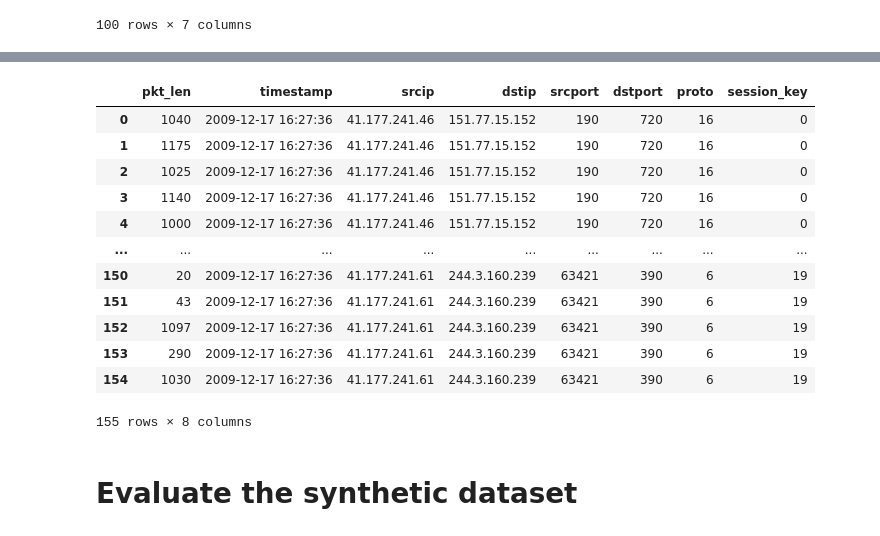
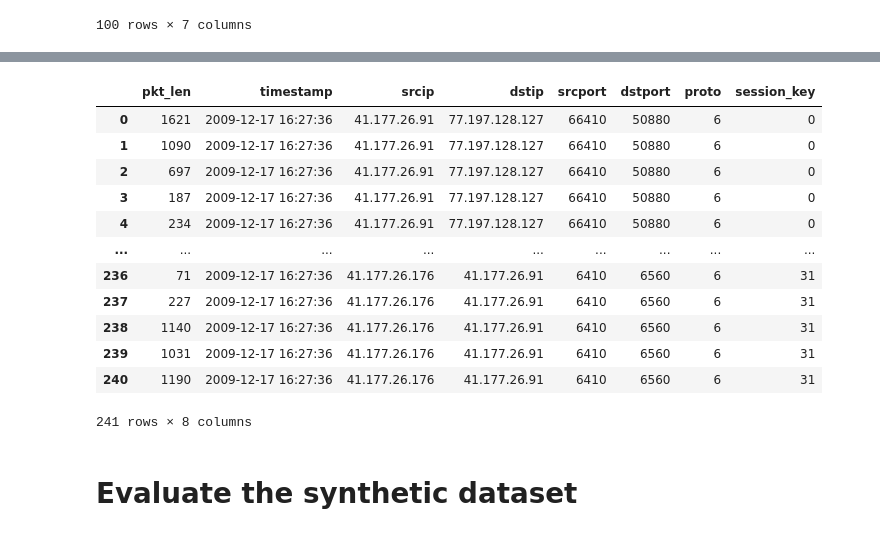
Before and after one commit to Rockfish-Data/public_tutorials, a Jupyter notebook: Tutorials/Tutorials_summary/Generate_synthetic_data_for_Timeseires_Data(RF_Time_Transformer).ipynb, the cells around one changed output, grey strips where cells are left out. Cells and saved outputs as stored; diff of their text form; code cells hidden in the pictures.

```diff
--- a/Tutorials/Tutorials_summary/Generate_synthetic_data_for_Timeseires_Data(RF_Time_Transformer).ipynb
+++ b/Tutorials/Tutorials_summary/Generate_synthetic_data_for_Timeseires_Data(RF_Time_Transformer).ipynb
@@ -17,8 +17,9 @@ conn = rf.Connection.from_env()
 
 If you do not have API Key, please reach out to support@rockfish.ai.
 # %%
-%env ROCKFISH_API_KEY=YOUR_API_KEY
-conn = rf.Connection.from_env()
+# %env ROCKFISH_API_KEY=YOUR_API_KEY
+# conn = rf.Connection.from_env()
+conn = rf.Connection.from_config("staging")
 # %%
 # download our example of timeseries data: pcap.csv
 !wget --no-clobber https://docs.rockfish.ai/tutorials/pcap.csv
@@ -103,9 +95,11 @@ Model(id='fdecbd74-b8fd-11ef-b309-ea33642f8b3f', labels={'workflow_id': '6fYaeBS
 # %%
 generate = ra.GenerateTransformer(config)
-save = ra.DatasetSave({"name": "Synthetic"})
+save = ra.DatasetSave(name="synthetic")
+target = ra.SessionTarget(target=30)
 builder = rf.WorkflowBuilder()
 builder.add_model(model)
-builder.add_action(generate, parents=[model])
+builder.add_action(generate, parents=[model, target])
+builder.add_action(target, parents=[generate])
 builder.add_action(save, parents=[generate])
 workflow = await builder.start(conn)
 print(f"Workflow: {workflow.id()}")
@@ -124,21 +127,19 @@ async for log in workflow.logs():
 # %%
-syn = None
-async for sds in workflow.datasets():
-    syn = await sds.to_local(conn)
+syn = await workflow.datasets().concat(conn)
 syn.to_pandas()
 # %% [output]
 |  | pkt_len | timestamp | srcip | dstip | srcport | dstport | proto | session_key |
-| 0 | 1040 | 2009-12-17 16:27:36 | 41.177.241.46 | 151.77.15.152 | 190 | 720 | 16 | 0 |
-| 1 | 1175 | 2009-12-17 16:27:36 | 41.177.241.46 | 151.77.15.152 | 190 | 720 | 16 | 0 |
-| 2 | 1025 | 2009-12-17 16:27:36 | 41.177.241.46 | 151.77.15.152 | 190 | 720 | 16 | 0 |
-| 3 | 1140 | 2009-12-17 16:27:36 | 41.177.241.46 | 151.77.15.152 | 190 | 720 | 16 | 0 |
-| 4 | 1000 | 2009-12-17 16:27:36 | 41.177.241.46 | 151.77.15.152 | 190 | 720 | 16 | 0 |
+| 0 | 1621 | 2009-12-17 16:27:36 | 41.177.26.91 | 77.197.128.127 | 66410 | 50880 | 6 | 0 |
+| 1 | 1090 | 2009-12-17 16:27:36 | 41.177.26.91 | 77.197.128.127 | 66410 | 50880 | 6 | 0 |
+| 2 | 697 | 2009-12-17 16:27:36 | 41.177.26.91 | 77.197.128.127 | 66410 | 50880 | 6 | 0 |
+| 3 | 187 | 2009-12-17 16:27:36 | 41.177.26.91 | 77.197.128.127 | 66410 | 50880 | 6 | 0 |
+| 4 | 234 | 2009-12-17 16:27:36 | 41.177.26.91 | 77.197.128.127 | 66410 | 50880 | 6 | 0 |
 | ... | ... | ... | ... | ... | ... | ... | ... | ... |
-| 150 | 20 | 2009-12-17 16:27:36 | 41.177.241.61 | 244.3.160.239 | 63421 | 390 | 6 | 19 |
-| 151 | 43 | 2009-12-17 16:27:36 | 41.177.241.61 | 244.3.160.239 | 63421 | 390 | 6 | 19 |
-| 152 | 1097 | 2009-12-17 16:27:36 | 41.177.241.61 | 244.3.160.239 | 63421 | 390 | 6 | 19 |
-| 153 | 290 | 2009-12-17 16:27:36 | 41.177.241.61 | 244.3.160.239 | 63421 | 390 | 6 | 19 |
-| 154 | 1030 | 2009-12-17 16:27:36 | 41.177.241.61 | 244.3.160.239 | 63421 | 390 | 6 | 19 |
+| 236 | 71 | 2009-12-17 16:27:36 | 41.177.26.176 | 41.177.26.91 | 6410 | 6560 | 6 | 31 |
+| 237 | 227 | 2009-12-17 16:27:36 | 41.177.26.176 | 41.177.26.91 | 6410 | 6560 | 6 | 31 |
+| 238 | 1140 | 2009-12-17 16:27:36 | 41.177.26.176 | 41.177.26.91 | 6410 | 6560 | 6 | 31 |
+| 239 | 1031 | 2009-12-17 16:27:36 | 41.177.26.176 | 41.177.26.91 | 6410 | 6560 | 6 | 31 |
+| 240 | 1190 | 2009-12-17 16:27:36 | 41.177.26.176 | 41.177.26.91 | 6410 | 6560 | 6 | 31 |
-155 rows × 8 columns
+241 rows × 8 columns
 # %% [markdown]
 # Evaluate the synthetic dataset
```
Also changed, not shown: parts of 10 cells of this notebook.
